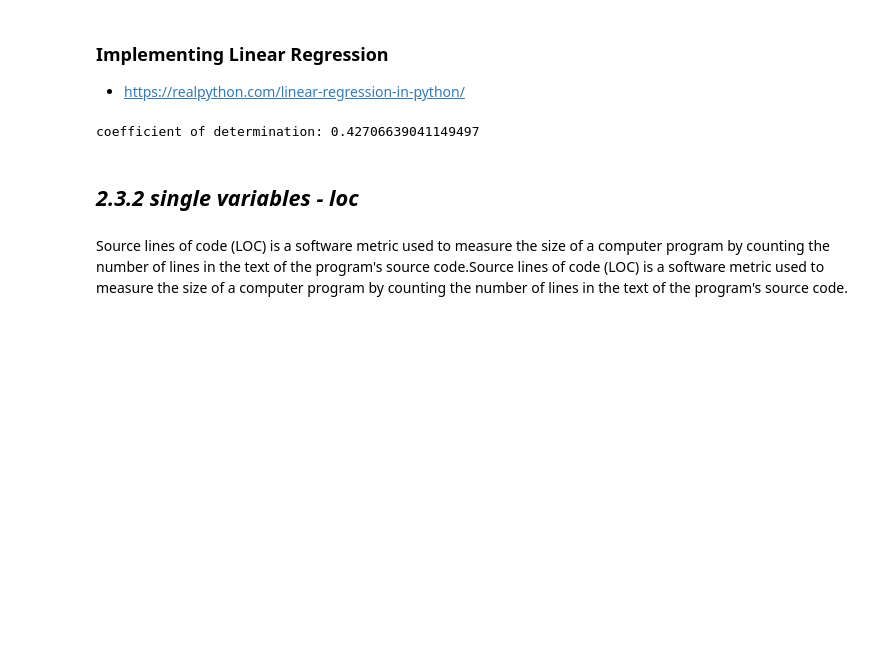
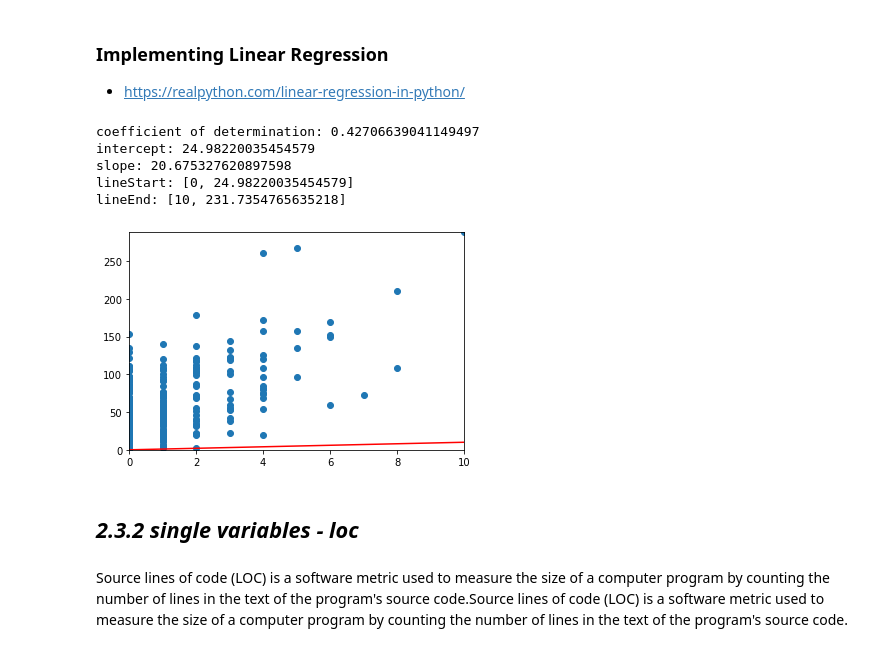
Before and after one commit to francobelloni85/UniSoftwareQualityExam, a Jupyter notebook: SoftwareQualityExam.ipynb, the cells around one changed output. Drawn from its saved outputs; the diff is of its cells as text; code cells hidden in the pictures; blank space fills up the shorter version.

```diff
--- a/SoftwareQualityExam.ipynb
+++ b/SoftwareQualityExam.ipynb
@@ -257,13 +260,39 @@ plt.show()
 # %%
 from sklearn.linear_model import LinearRegression
 x = np.array(data['bug']).reshape((-1, 1))
 y = np.array(data['rfc'])
 model = LinearRegression()
 model.fit(x, y)
 r_sq = model.score(x, y)
+
 print('coefficient of determination:', r_sq)
+print('intercept:', model.intercept_)
+print('slope:', model.coef_[0])
+
+line_start_x = data['bug'].min()
+line_end_x = data['bug'].max()
+
+line_start_y = model.coef_[0] * line_start_x + model.intercept_;
+line_end_y = model.coef_[0] * line_end_x + model.intercept_;
+
+line_start = [line_start_x, line_start_y]
+line_end = [line_end_x,line_end_y]
+print('lineStart:', lineStart)
+print('lineEnd:', lineEnd)
+
+plt.scatter(x, y)
+plt.plot([line_start, line_end], [lineStart, lineEnd], 'k-', color = 'r')
+plt.xlim([0,data['bug'].max()])
+plt.ylim([0,data['rfc'].max()])
+
+plt.show()
 # %% [output]
 coefficient of determination: 0.42706639041149497
+intercept: 24.98220035454579
+slope: 20.675327620897598
+lineStart: [0, 24.98220035454579]
+lineEnd: [10, 231.7354765635218]
+[figure, added]
 # %% [markdown]
 ## _2.3.2 single variables - loc_
 # %% [markdown]
```
Also changed, not shown: parts of 1 cell of this notebook.
